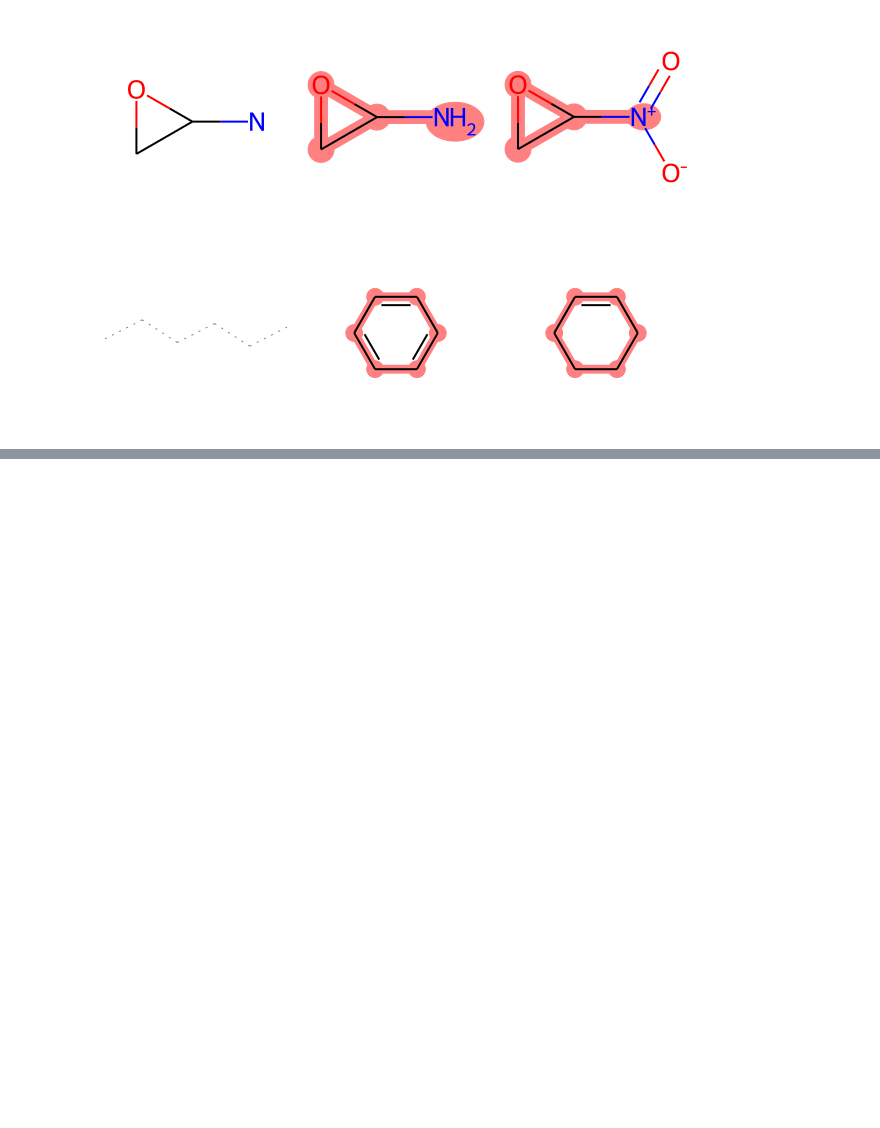
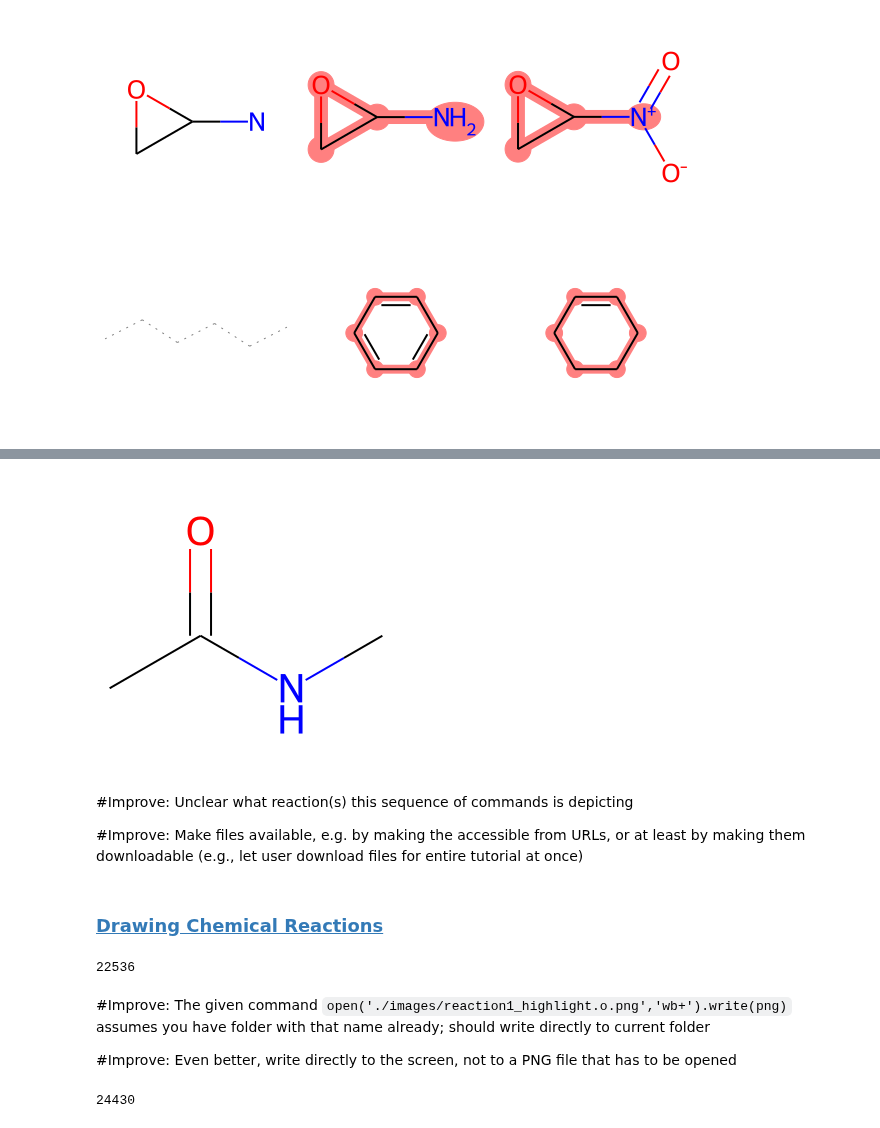
Before and after one commit to bertiewooster/RDKit-playing, a Jupyter notebook: tutorial_examples.ipynb, the cells around one changed output, grey strips where cells are left out. Cells and saved outputs as stored; diff of their text form; code cells hidden in the pictures; blank space fills up the shorter version.

Commit message:
More tutorial examples

```diff
--- a/tutorial_examples.ipynb
+++ b/tutorial_examples.ipynb
@@ -210,0 +274,2 @@ SmilesMCStoImage("NC1OC1", "C1OC1[N+](=O)[O-]", matchValences=True)
+# %%
+ps = rxn.RunReactants((Chem.MolFromSmiles('CC(=O)O'), Chem.MolFromSmiles('NC')))
@@ -210,0 +281,31 @@ SmilesMCStoImage("NC1OC1", "C1OC1[N+](=O)[O-]", matchValences=True)
+# %%
+Draw.MolToImage(ps[0][0])
+# %% [output]
+[figure, added]
+# %% [markdown]
+#Improve: Unclear what reaction(s) this sequence of commands is depicting
+
+#Improve: Make files available, e.g. by making the accessible from URLs, or at least by making them downloadable (e.g., let user download files for entire tutorial at once)
+# %% [markdown]
+### [Drawing Chemical Reactions](https://www.rdkit.org/docs/GettingStartedInPython.html#drawing-chemical-reactions)
+# %%
+from rdkit.Chem import Draw
+rxn = AllChem.ReactionFromSmarts('[cH:5]1[cH:6][c:7]2[cH:8][n:9][cH:10][cH:11][c:12]2[c:3]([cH:4]1)[C:2](=[O:1])O.[N-:13]=[N+:14]=[N-:15]>C(Cl)Cl.C(=O)(C(=O)Cl)Cl>[cH:5]1[cH:6][c:7]2[cH:8][n:9][cH:10][cH:11][c:12]2[c:3]([cH:4]1)[C:2](=[O:1])[N:13]=[N+:14]=[N-:15]',useSmiles=True)
+d2d = Draw.MolDraw2DCairo(800, 300)
+d2d.DrawReaction(rxn)
+png = d2d.GetDrawingText()
+# open('./images/reaction1_highlight.o.png','wb+').write(png)
+open('reaction1.o.png','wb+').write(png)
+# %% [output]
+22536
+# %% [markdown]
+#Improve: The given command `open('./images/reaction1_highlight.o.png','wb+').write(png)` assumes you have folder with that name already; should write directly to current folder
+
+#Improve: Even better, write directly to the screen, not to a PNG file that has to be opened
+# %%
+d2d_highlight = Draw.MolDraw2DCairo(800, 300)
+d2d_highlight.DrawReaction(rxn,highlightByReactant=True)
+png_highlight = d2d_highlight.GetDrawingText()
+open('reaction1_highlight.o.png','wb+').write(png_highlight)
+# %% [output]
+24430
```
Also changed, not shown: parts of 16 cells of this notebook, 4 other files.
